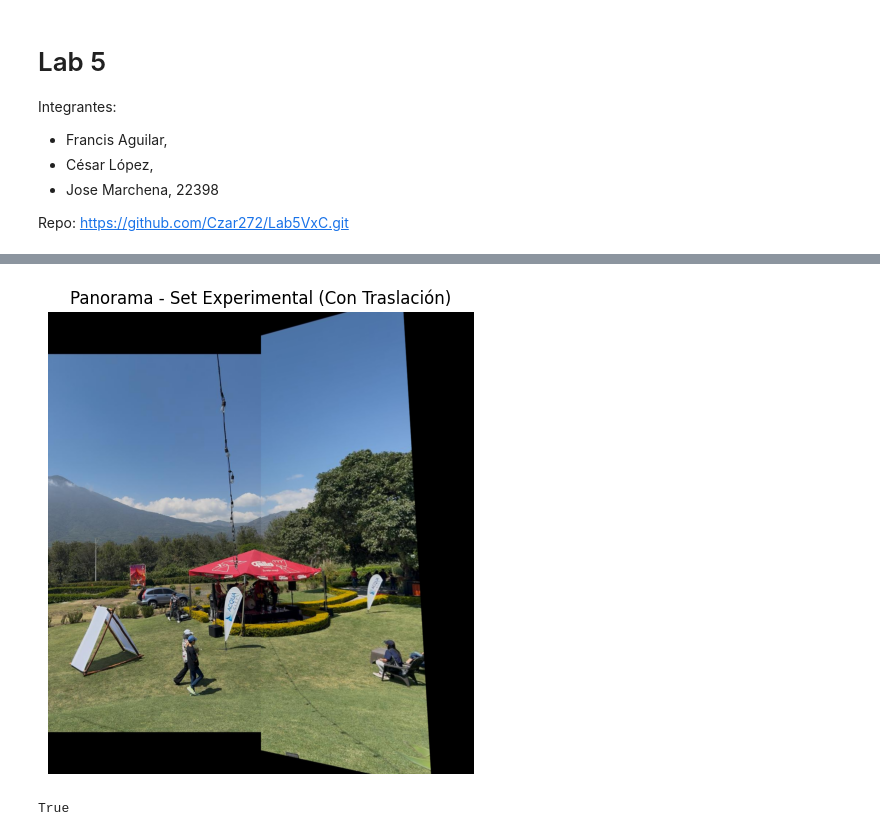
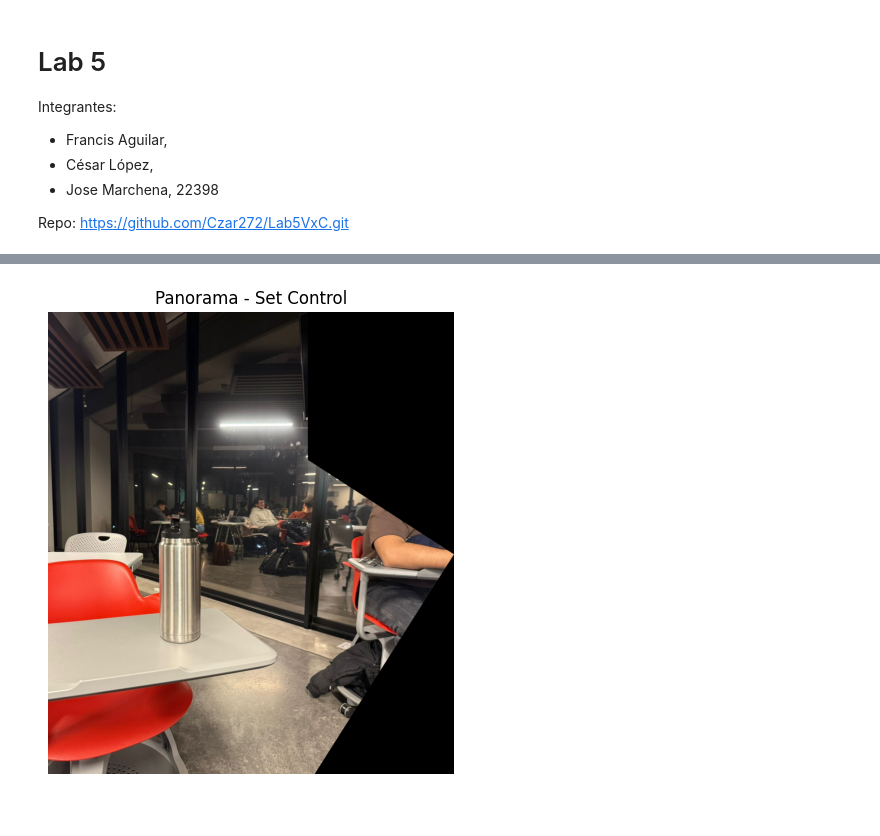
Before and after one commit to Czar272/Lab5VxC, a Jupyter notebook: main.ipynb, the cells around one changed output, grey strips where cells are left out. Saved outputs shown, nothing was run; the diff lists cells and outputs as text; code cells hidden in the pictures.

Commit message:
feat: change images and finish task 1

```diff
--- a/main.ipynb
+++ b/main.ipynb
@@ -12,11 +12,4 @@ https://github.com/Czar272/Lab5VxC.git
 import cv2
 import numpy as np
 import matplotlib.pyplot as plt
-# %%
-def show_image(img, title="Image"):
-    img_rgb = cv2.cvtColor(img, cv2.COLOR_BGR2RGB)
-    plt.figure(figsize=(10,6))
-    plt.imshow(img_rgb)
-    plt.title(title)
-    plt.axis("off")
 # %%
@@ -54,3 +88,7 @@ def stitch_images(img_left, img_right):
 # %%
-panorama_control = stitch_images(img_left_control, img_right_control)
-show_image(panorama_control, "Panorama - Set de Control (Rotación Pura)")
+def show_image(img, title="Imagen"):
+    plt.figure(figsize=(10,6))
+    plt.imshow(cv2.cvtColor(img, cv2.COLOR_BGR2RGB))
+    plt.title(title)
+    plt.axis("off")
+    plt.show()
@@ -59,10 +95,12 @@ show_image(panorama_control, "Panorama - Set de Control (Rotación Pura)")
 # %%
-panorama_exp = stitch_images(img_left_exp, img_right_exp)
-show_image(panorama_exp, "Panorama - Set Experimental (Con Traslación)")
+# Cargar imagenes del set control
+img_left_control = cv2.imread("db/control_1.jpeg")
+img_right_control = cv2.imread("db/control_2.jpeg")
+
+# Ejecutar stitching
+panorama_control = stitch_images(img_left_control, img_right_control)
+
+# Mostrar resultado
+show_image(panorama_control, "Panorama - Set Control")
 # %% [output]
-[figure, old version]
+[figure, new version]
-# %%
-cv2.imwrite("Resultls/resultado_control.jpg", panorama_control)
-cv2.imwrite("Resultls/resultado_experimental.jpg", panorama_exp)
-# %% [output]
-True
```
Also changed, not shown: parts of 4 cells of this notebook, 4 other files.
